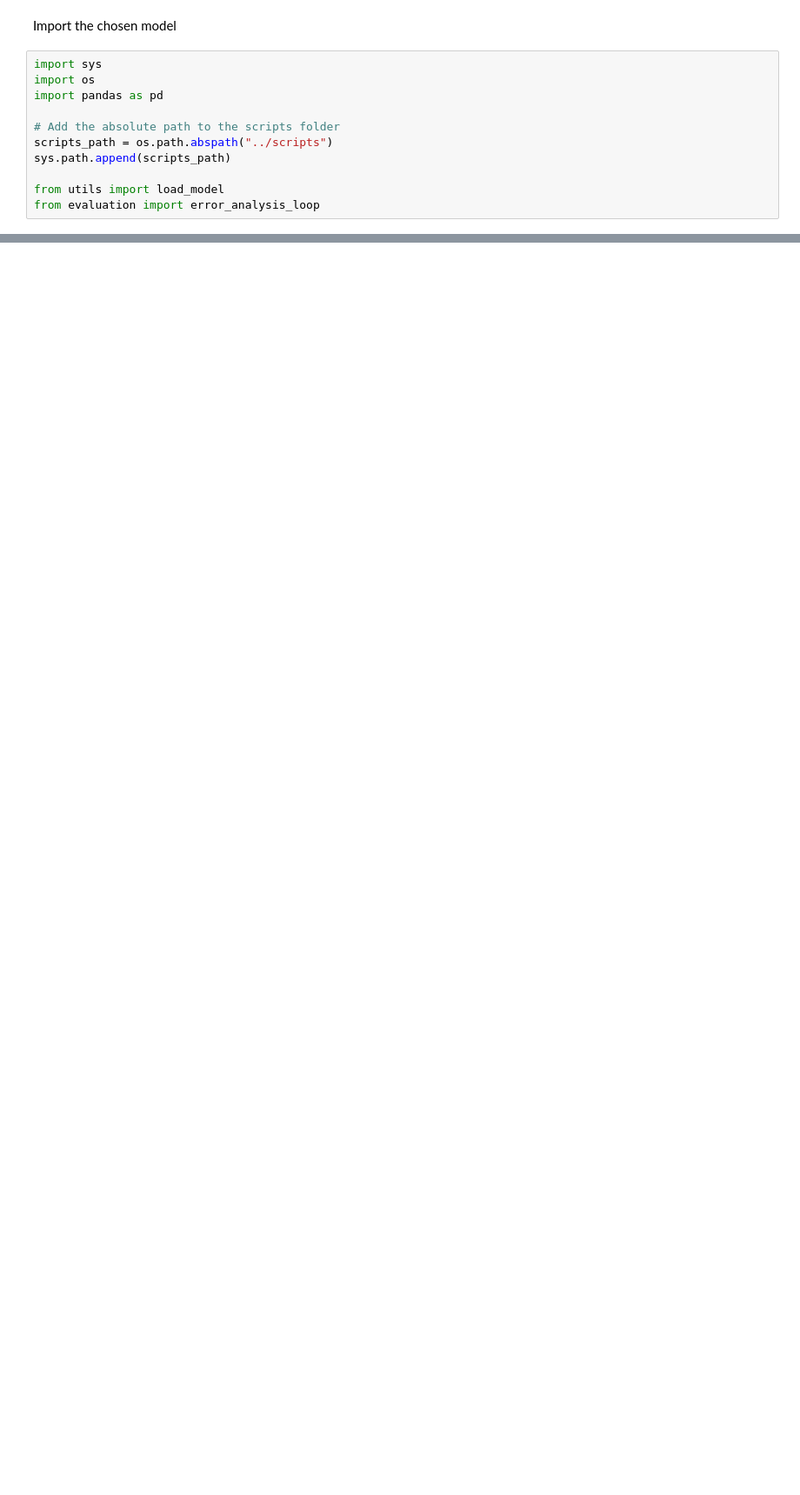
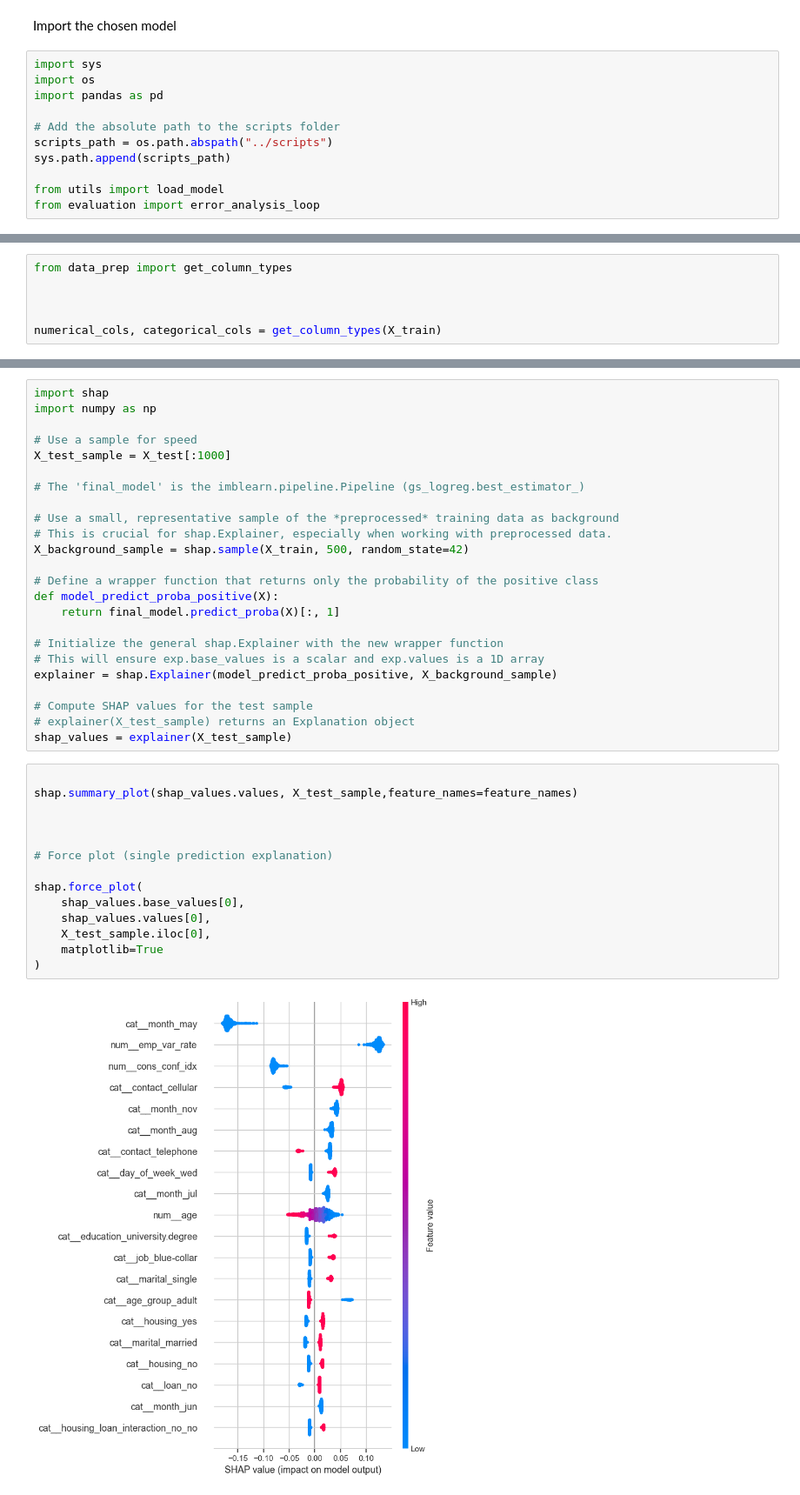
Before and after one commit to conceicao-singa/Bank_Telemarketing_Prediction_EDSB25_1, a Jupyter notebook: notebooks/evaluation.ipynb, the cells around one changed output, grey strips where cells are left out. Shown at 87% size. Cells and saved outputs as stored; diff of their text form; blank space fills up the shorter version.

```diff
--- a/notebooks/evaluation.ipynb
+++ b/notebooks/evaluation.ipynb
@@ -196,0 +32,6 @@ Match rate by age:
+# %%
+from data_prep import get_column_types
+
+
+
+numerical_cols, categorical_cols = get_column_types(X_train)
@@ -196,0 +48,40 @@ Match rate by age:
+# %%
+import shap
+import numpy as np
+
+# Use a sample for speed
+X_test_sample = X_test[:1000]
+
+# The 'final_model' is the imblearn.pipeline.Pipeline (gs_logreg.best_estimator_)
+
+# Use a small, representative sample of the *preprocessed* training data as background
+# This is crucial for shap.Explainer, especially when working with preprocessed data.
+X_background_sample = shap.sample(X_train, 500, random_state=42)
+
+# Define a wrapper function that returns only the probability of the positive class
+def model_predict_proba_positive(X):
+    return final_model.predict_proba(X)[:, 1]
+
+# Initialize the general shap.Explainer with the new wrapper function
+# This will ensure exp.base_values is a scalar and exp.values is a 1D array
+explainer = shap.Explainer(model_predict_proba_positive, X_background_sample)
+
+# Compute SHAP values for the test sample
+# explainer(X_test_sample) returns an Explanation object
+shap_values = explainer(X_test_sample)
+# %%
+
+shap.summary_plot(shap_values.values, X_test_sample,feature_names=feature_names)
+
+
+
+# Force plot (single prediction explanation)
+
+shap.force_plot(
+    shap_values.base_values[0],
+    shap_values.values[0],
+    X_test_sample.iloc[0],
+    matplotlib=True
+)
+# %% [output]
+[figure, added]
```
Also changed, not shown: parts of 16 cells of this notebook, 19 other files.
